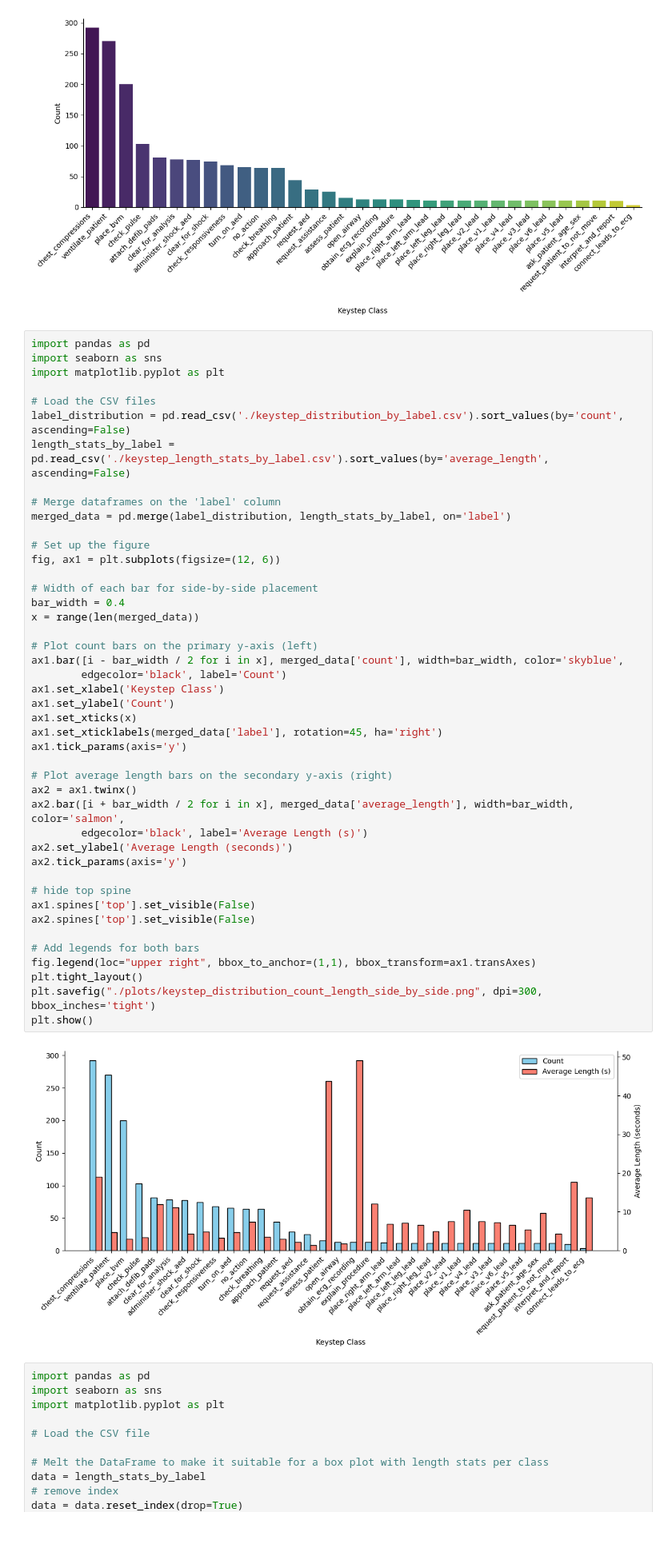
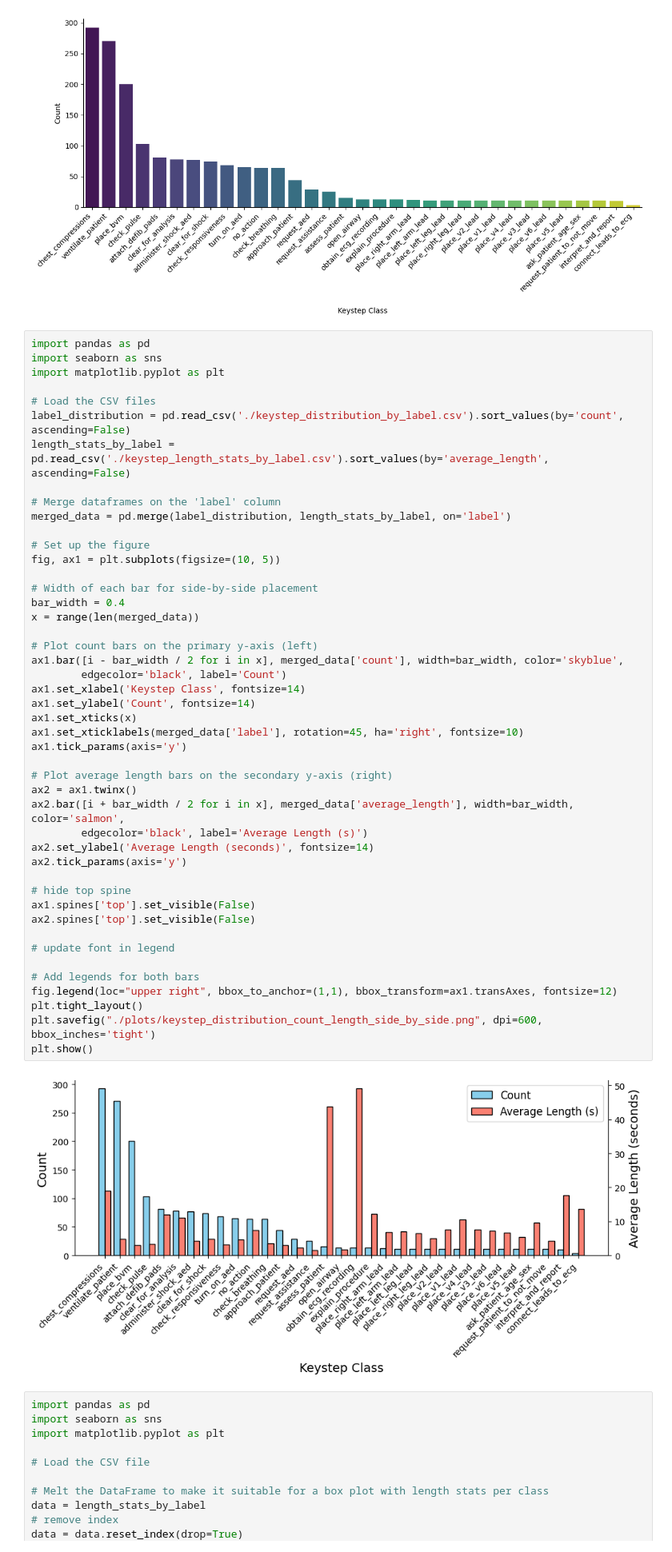
Before and after one commit to UVA-DSA/EgoEMS, a Jupyter notebook: Tools/stats/final_plots.ipynb, the cells around one changed output. Shown at 80% size. Drawn from its saved outputs; the diff is of its cells as text.

```diff
--- a/Tools/stats/final_plots.ipynb
+++ b/Tools/stats/final_plots.ipynb
@@ -42,41 +42,43 @@ length_stats_by_label = pd.read_csv('./keystep_length_stats_by_label.csv').sort_
 
 # Merge dataframes on the 'label' column
 merged_data = pd.merge(label_distribution, length_stats_by_label, on='label')
 
 # Set up the figure
-fig, ax1 = plt.subplots(figsize=(12, 6))
+fig, ax1 = plt.subplots(figsize=(10, 5))
 
 # Width of each bar for side-by-side placement
 bar_width = 0.4
 x = range(len(merged_data))
 
 # Plot count bars on the primary y-axis (left)
 ax1.bar([i - bar_width / 2 for i in x], merged_data['count'], width=bar_width, color='skyblue',
         edgecolor='black', label='Count')
-ax1.set_xlabel('Keystep Class')
-ax1.set_ylabel('Count')
+ax1.set_xlabel('Keystep Class', fontsize=14)
+ax1.set_ylabel('Count', fontsize=14)
 ax1.set_xticks(x)
-ax1.set_xticklabels(merged_data['label'], rotation=45, ha='right')
+ax1.set_xticklabels(merged_data['label'], rotation=45, ha='right', fontsize=10)
 ax1.tick_params(axis='y')
 
 # Plot average length bars on the secondary y-axis (right)
 ax2 = ax1.twinx()
 ax2.bar([i + bar_width / 2 for i in x], merged_data['average_length'], width=bar_width, color='salmon',
         edgecolor='black', label='Average Length (s)')
-ax2.set_ylabel('Average Length (seconds)')
+ax2.set_ylabel('Average Length (seconds)', fontsize=14)
 ax2.tick_params(axis='y')
 
 # hide top spine
 ax1.spines['top'].set_visible(False)
 ax2.spines['top'].set_visible(False)
 
+# update font in legend
+
 # Add legends for both bars
-fig.legend(loc="upper right", bbox_to_anchor=(1,1), bbox_transform=ax1.transAxes)
+fig.legend(loc="upper right", bbox_to_anchor=(1,1), bbox_transform=ax1.transAxes, fontsize=12)
 plt.tight_layout()
-plt.savefig("./plots/keystep_distribution_count_length_side_by_side.png", dpi=300, bbox_inches='tight')
+plt.savefig("./plots/keystep_distribution_count_length_side_by_side.png", dpi=600, bbox_inches='tight')
 plt.show()
 # %% [output]
-[figure, old version]
+[figure, new version]
 # %%
 import pandas as pd
 import seaborn as sns
```
Also changed, not shown: 1 other file.
